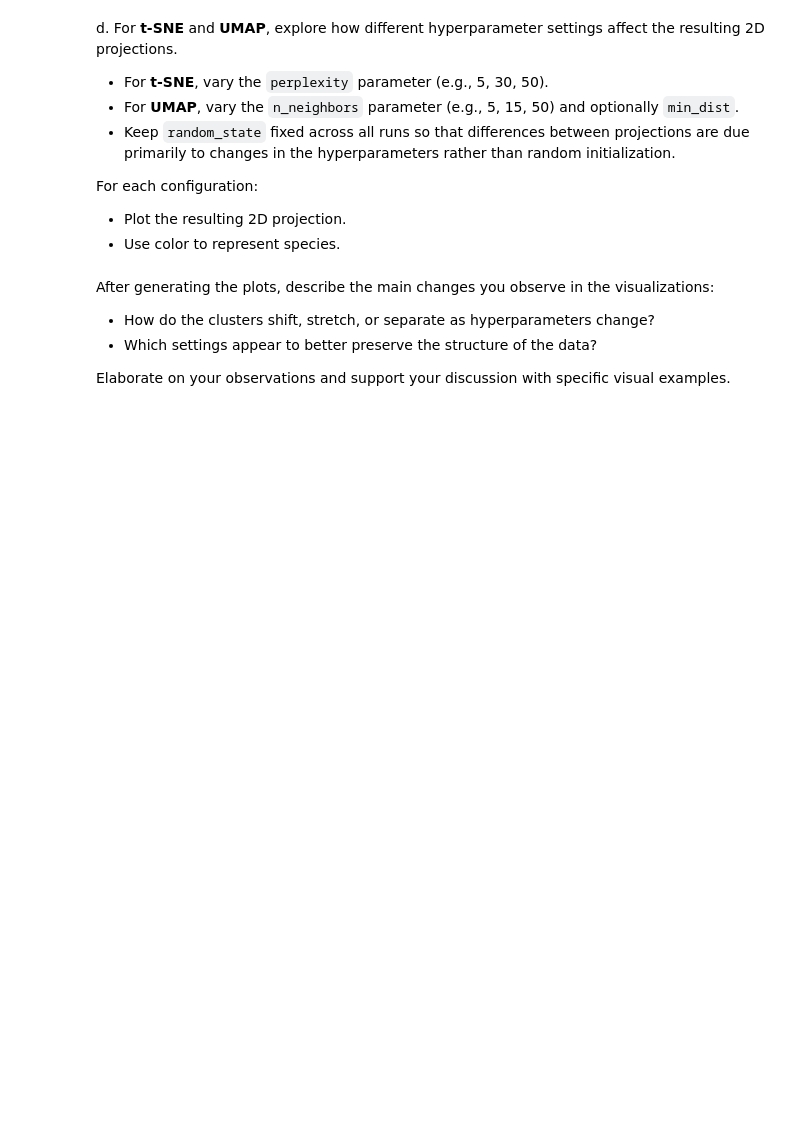
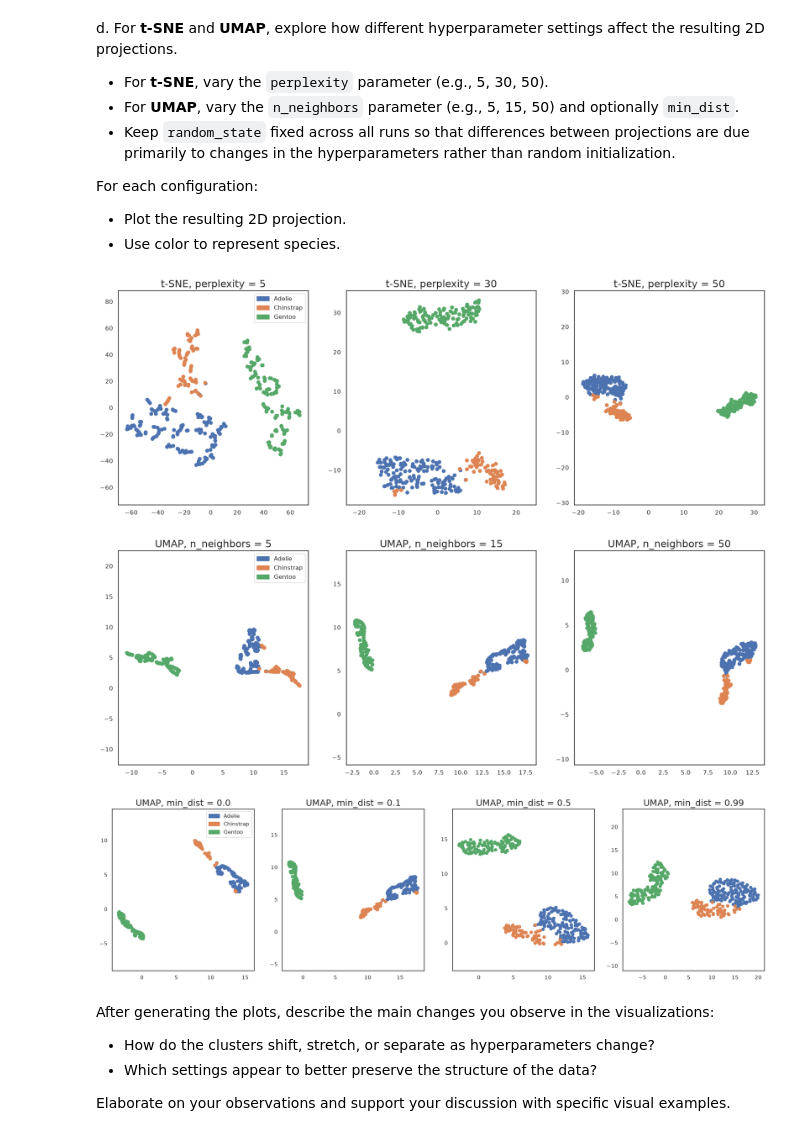
Before and after one commit to AudreyStelle/ML-Lab-3-Non-linear-Dimensionality-Reduction---t-SNE-and-UMAP, a Jupyter notebook: 03-tsne-and-umap.ipynb, the cells around one changed output. Saved outputs shown, nothing was run; the diff lists cells and outputs as text; code cells hidden in the pictures; blank space fills up the shorter version.

Commit message:
Add 2d hyperparameter plots and discussion

```diff
--- a/03-tsne-and-umap.ipynb
+++ b/03-tsne-and-umap.ipynb
@@ -225,6 +240,53 @@ For each configuration:
 - Use color to represent species.
 # %%
 # YOUR CODE HERE
+
+RANDOM_STATE = 42
+
+# same species coloring we used in 2b, plus a legend
+species_colors = [sns.color_palette()[x] for x in penguins.species.map({"Adelie": 0, "Chinstrap": 1, "Gentoo": 2})]
+legend_handles = [Patch(color=sns.color_palette()[i], label=name)
+                  for i, name in enumerate(["Adelie", "Chinstrap", "Gentoo"])]
+
+# t-SNE: vary perplexity
+perplexities = [5, 30, 50]
+fig, axes = plt.subplots(1, 3, figsize=(21, 7))
+for ax, p in zip(axes, perplexities):
+    X_tsne = TSNE(n_components=2, learning_rate='auto', init='random',
+                  perplexity=p, random_state=RANDOM_STATE).fit_transform(scaled_penguin_data)
+    ax.scatter(X_tsne[:, 0], X_tsne[:, 1], c=species_colors)
+    ax.set_aspect('equal', 'datalim')
+    ax.set_title(f't-SNE, perplexity = {p}', fontsize=18)
+axes[0].legend(handles=legend_handles)
+plt.show()
+
+# UMAP: vary n_neighbors (min_dist stays at the default 0.1)
+n_neighbors_list = [5, 15, 50]
+fig, axes = plt.subplots(1, 3, figsize=(21, 7))
+for ax, n in zip(axes, n_neighbors_list):
+    X_umap = umap.UMAP(n_neighbors=n, min_dist=0.1,
+                       random_state=RANDOM_STATE).fit_transform(scaled_penguin_data)
+    ax.scatter(X_umap[:, 0], X_umap[:, 1], c=species_colors)
+    ax.set_aspect('equal', 'datalim')
+    ax.set_title(f'UMAP, n_neighbors = {n}', fontsize=18)
+axes[0].legend(handles=legend_handles)
+plt.show()
+
+# UMAP: vary min_dist (n_neighbors stays at the default 15)
+min_dists = [0.0, 0.1, 0.5, 0.99]
+fig, axes = plt.subplots(1, 4, figsize=(24, 6))
+for ax, d in zip(axes, min_dists):
+    X_umap = umap.UMAP(n_neighbors=15, min_dist=d,
+                       random_state=RANDOM_STATE).fit_transform(scaled_penguin_data)
+    ax.scatter(X_umap[:, 0], X_umap[:, 1], c=species_colors)
+    ax.set_aspect('equal', 'datalim')
+    ax.set_title(f'UMAP, min_dist = {d}', fontsize=18)
+axes[0].legend(handles=legend_handles)
+plt.show()
+# %% [output]
+[figure, added]
+[figure, added]
+[figure, added]
 # %% [markdown]
 After generating the plots, describe the main changes you observe in the visualizations:
 - How do the clusters shift, stretch, or separate as hyperparameters change?
```
Also changed, not shown: parts of 7 cells of this notebook.
